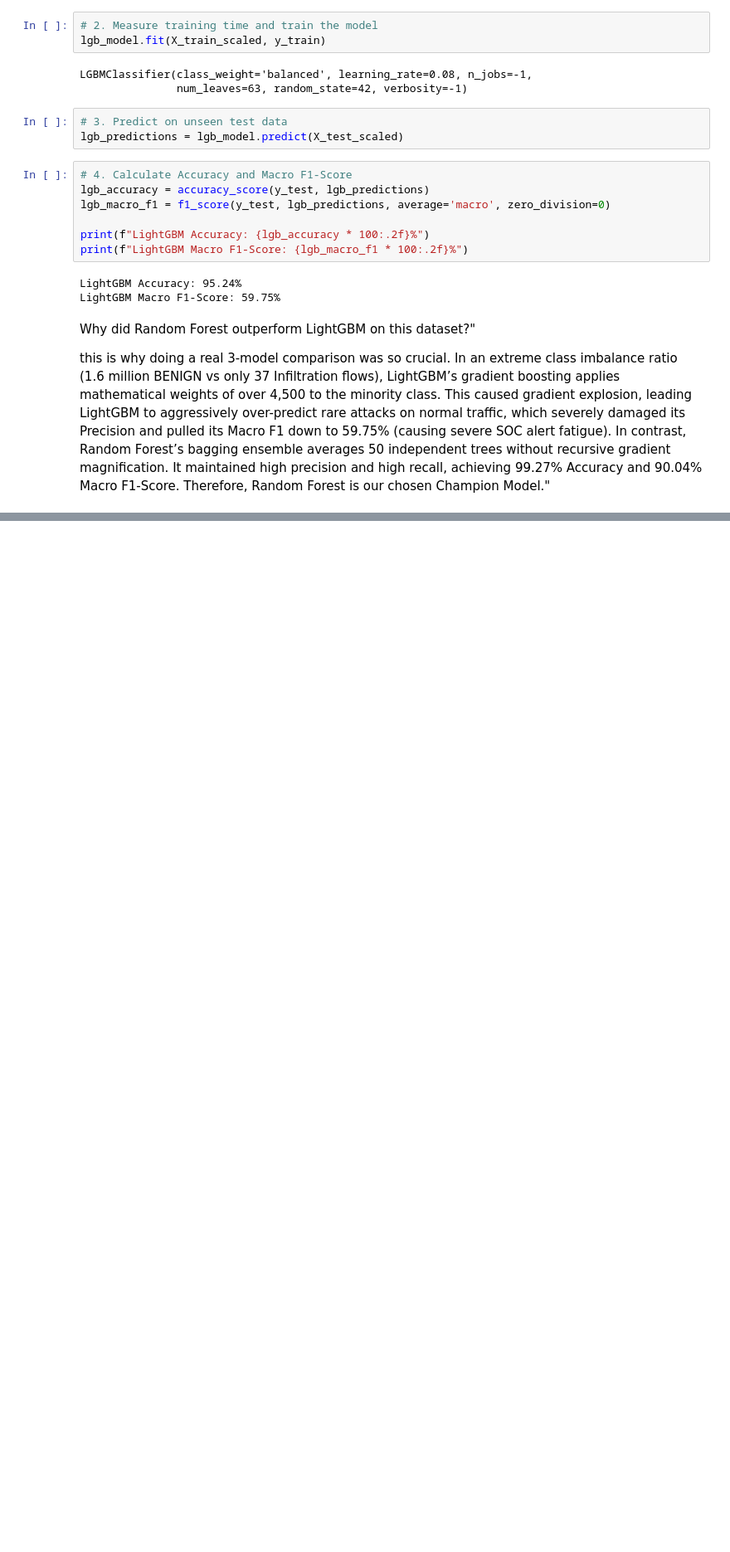
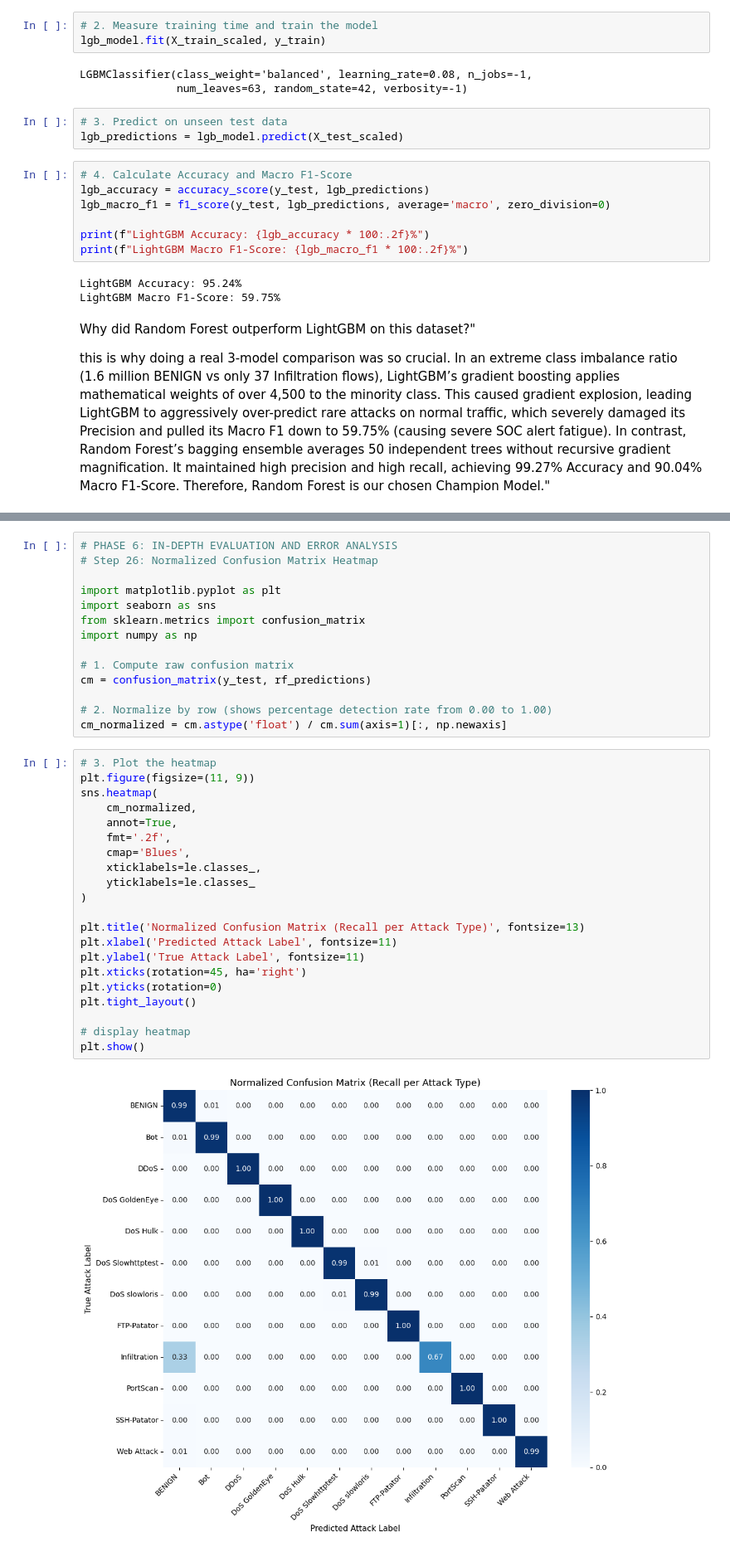
Before and after one commit to aleenasajithaajith-creator/network-intrusion-detection, a Jupyter notebook: notebooks/01_CICIDS2017_Data_Cleaning.ipynb, the cells around one changed output, grey strips where cells are left out. Shown at 83% size. Cells and saved outputs as stored; diff of their text form; blank space fills up the shorter version.

Commit message:
feat(day2): complete model evaluation, feature importance, and export trained pipeline

```diff
--- a/notebooks/01_CICIDS2017_Data_Cleaning.ipynb
+++ b/notebooks/01_CICIDS2017_Data_Cleaning.ipynb
@@ -724,0 +766,37 @@ In contrast, Random Forest’s bagging ensemble averages 50 independent trees wi
+# %%
+# PHASE 6: IN-DEPTH EVALUATION AND ERROR ANALYSIS
+# Step 26: Normalized Confusion Matrix Heatmap
+
+import matplotlib.pyplot as plt
+import seaborn as sns
+from sklearn.metrics import confusion_matrix
+import numpy as np
+
+# 1. Compute raw confusion matrix
+cm = confusion_matrix(y_test, rf_predictions)
+
+# 2. Normalize by row (shows percentage detection rate from 0.00 to 1.00)
+cm_normalized = cm.astype('float') / cm.sum(axis=1)[:, np.newaxis]
+# %%
+# 3. Plot the heatmap
+plt.figure(figsize=(11, 9))
+sns.heatmap(
+    cm_normalized,
+    annot=True,
+    fmt='.2f',
+    cmap='Blues',
+    xticklabels=le.classes_,
+    yticklabels=le.classes_
+)
+
+plt.title('Normalized Confusion Matrix (Recall per Attack Type)', fontsize=13)
+plt.xlabel('Predicted Attack Label', fontsize=11)
+plt.ylabel('True Attack Label', fontsize=11)
+plt.xticks(rotation=45, ha='right')
+plt.yticks(rotation=0)
+plt.tight_layout()
+
+# display heatmap
+plt.show()
+# %% [output]
+[figure, added]
```
Also changed, not shown: parts of 5 cells of this notebook, 3 other files.
